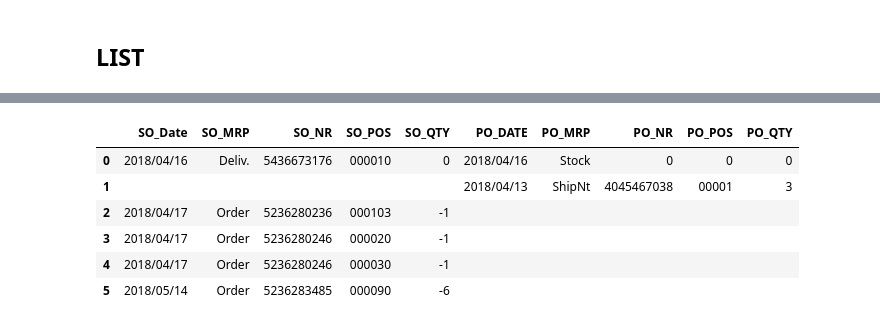
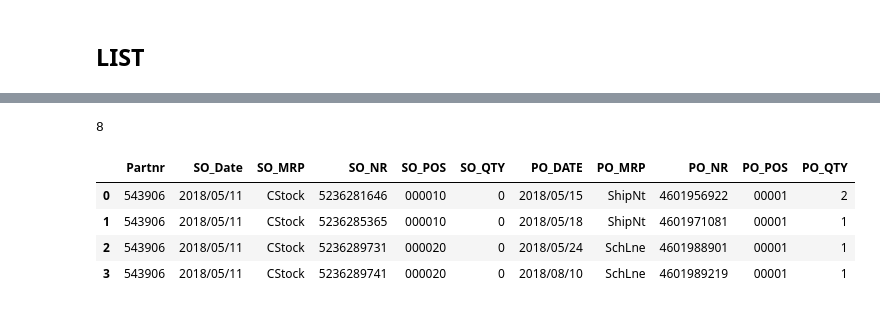
Before and after one commit to bbk0529/MD04, a Jupyter notebook: MD04 Parser.ipynb, the cells around one changed output, grey strips where cells are left out. Drawn from its saved outputs; the diff is of its cells as text; code cells hidden in the pictures.

Commit message:
MD04 Parser first issue

```diff
--- a/MD04 Parser.ipynb
+++ b/MD04 Parser.ipynb
@@ -78,26 +30,15 @@ df=PD.iloc[:,0:6]
 # %%
 category = {
     'ShipNt':"Receipt",
-    'SchLne':"Recceipt",
+    'SchLne':"Receipt",
     'Order' : 'Reqmt',
     'Stock' : 'Receipt',
-    'CStock' : '',
+    'CStock' : 'Reqmt',
     'Ordres' : 'Reqmt',
     'SafeSt' : '',
     'StLcSt' : '',
     'PurRqs' : '',
     'Deliv.' : 'Reqmt'
 }
+header=["Partnr","SO_Date","SO_MRP", "SO_NR", "SO_POS","SO_QTY", "PO_DATE","PO_MRP","PO_NR", "PO_POS","PO_QTY" ]
+total=[]
-# %%
-ReceiptQueue = []
-ReqmtQueue=[]
-MappedResult=[]
-flag=0
-for index, line in df.iterrows() :
-    if line[5]==0 : continue
-    if category[line[2]] == 'Receipt' :
-        ReceiptQueue.append(line)
-    if category[line[2]] == 'Reqmt' :
-        ReqmtQueue.append(line)
-    else :
-        continue
@@ -104 +47,15 @@ for index, line in df.iterrows() :
+# %%
+def kmatParser(df) :
+    MappedResult=[]
+    idx=mask(df, "Type", "CStock").index
+    CStockReqmt=df.iloc[idx]
+    CStockReceipt=df.iloc[idx+1]
+
+    if len(CStockReqmt) != len(CStockReceipt) :
+        print("Please check CStock as rows are not matched")
+
+    for i,val in enumerate(CStockReceipt.iterrows()):
+        MappedResult.append (CStockReqmt.iloc[i].tolist()[0:6] + (CStockReceipt.iloc[i].tolist()[1:6]))
+
+    return MappedResult, df.drop(index=idx+1).drop(index=idx)
 # %%
@@ -187,3 +137,0 @@ ReqmtQueue : 0 ReceiptQueue : 1
-# %%
-header=["SO_Date","SO_MRP", "SO_NR", "SO_POS","SO_QTY", "PO_DATE","PO_MRP","PO_NR", "PO_POS","PO_QTY" ]
-pd.DataFrame(MappedResult, columns=header)
@@ -247,10 +169,12 @@ ReqmtQueue : 6 ReceiptQueue : 0
+# %%
+len(total)
+# %% [output]
+8
 # %%
-total[10]
+total[0]
 # %% [output]
-|  | SO_Date | SO_MRP | SO_NR | SO_POS | SO_QTY | PO_DATE | PO_MRP | PO_NR | PO_POS | PO_QTY |
-| 0 | 2018/04/16 | Deliv. | 5436673176 | 000010 | 0 | 2018/04/16 | Stock | 0 | 0 | 0 |
-| 1 |  |  |  |  |  | 2018/04/13 | ShipNt | 4045467038 | 00001 | 3 |
-| 2 | 2018/04/17 | Order | 5236280236 | 000103 | -1 |  |  |  |  |  |
-| 3 | 2018/04/17 | Order | 5236280246 | 000020 | -1 |  |  |  |  |  |
-| 4 | 2018/04/17 | Order | 5236280246 | 000030 | -1 |  |  |  |  |  |
-| 5 | 2018/05/14 | Order | 5236283485 | 000090 | -6 |  |  |  |  |  |
+|  | Partnr | SO_Date | SO_MRP | SO_NR | SO_POS | SO_QTY | PO_DATE | PO_MRP | PO_NR | PO_POS | PO_QTY |
+| 0 | 543906 | 2018/05/11 | CStock | 5236281646 | 000010 | 0 | 2018/05/15 | ShipNt | 4601956922 | 00001 | 2 |
+| 1 | 543906 | 2018/05/11 | CStock | 5236285365 | 000010 | 0 | 2018/05/18 | ShipNt | 4601971081 | 00001 | 1 |
+| 2 | 543906 | 2018/05/11 | CStock | 5236289731 | 000020 | 0 | 2018/05/24 | SchLne | 4601988901 | 00001 | 1 |
+| 3 | 543906 | 2018/05/11 | CStock | 5236289741 | 000020 | 0 | 2018/08/10 | SchLne | 4601989219 | 00001 | 1 |
```
Also changed, not shown: parts of 22 cells of this notebook, 2 other files.
